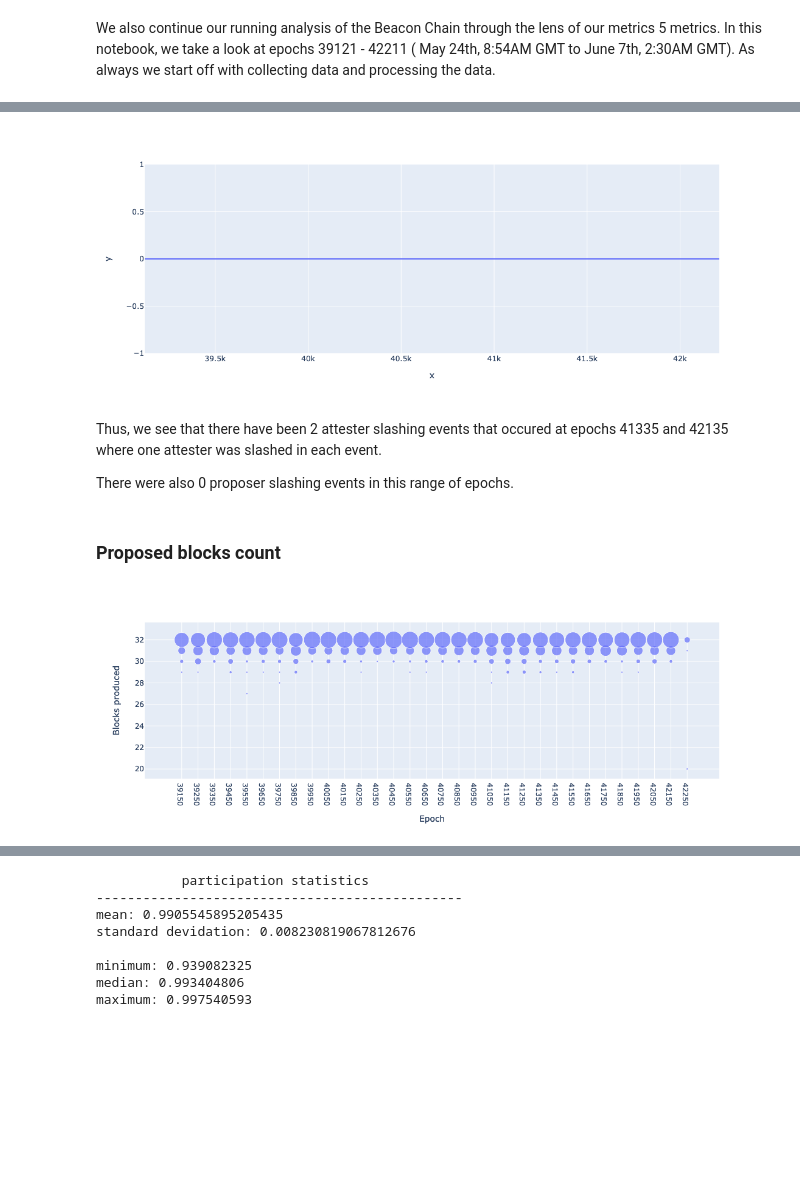
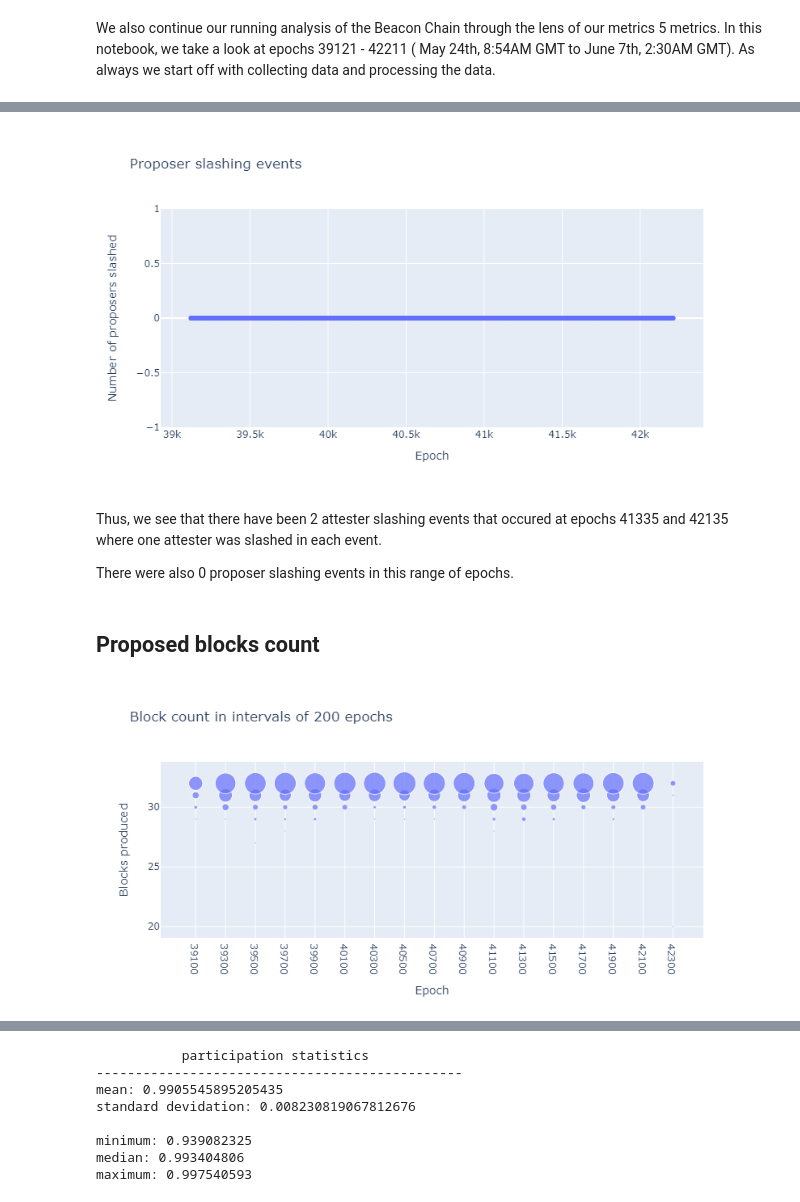
Before and after one commit to SHSR2001/beacondigest, a Jupyter notebook: notebooks/2021/06/07/oceanic.ipynb, the cells around one changed output, grey strips where cells are left out. Saved outputs shown, nothing was run; the diff lists cells and outputs as text; code cells hidden in the pictures; blank space fills up the shorter version.

```diff
--- a/notebooks/2021/06/07/oceanic.ipynb
+++ b/notebooks/2021/06/07/oceanic.ipynb
@@ -240,25 +238,25 @@ px.line(x=df1['epoch'], y=df1['attestor_slashing'])
 # %%
-px.line(x=df2['epoch'], y=df2['proposer_slashing'])
+px.scatter(x=df2['epoch'], y=df2['proposer_slashing'], labels = {"x": "Epoch", "y": "Number of proposers slashed"}, title = "Proposer slashing events")
 # %% [output]
-[figure, old version]
+[figure, new version]
 # %% [markdown]
 Thus, we see that there have been 2 attester slashing events that occured at epochs 41335 and 42135 where one attester was slashed in each event.
 
 There were also 0 proposer slashing events in this range of epochs.
 # %% [markdown]
-### Proposed blocks count
+## Proposed blocks count
 # %%
-bucket_size = 100
+bucket_size = 200
 df3["bucket"] = np.floor_divide(df3["epoch"], bucket_size)
 df3["n_bxs"] = 1
 df_bucket = df3[["bucket", "block_count", "n_bxs"]].groupby(["bucket", "block_count"]).sum("n_bxs").reset_index()
 df_bucket["epoch"] = df_bucket["bucket"] * bucket_size + bucket_size / 2.0
 
-fig = px.scatter(df_bucket, x = 'epoch', y = 'block_count', size = 'n_bxs', width=600, height=400, labels={ "block_count": "Blocks produced", "epoch": "Epoch", "n_bxs": "Count" })
+fig = px.scatter(df_bucket, x = 'epoch', y = 'block_count', size = 'n_bxs', width=600, height=400, labels={ "block_count": "Blocks produced", "epoch": "Epoch", "n_bxs": "Count" }, title = "Block count in intervals of 200 epochs")
 fig.update_layout(xaxis=dict(
     tickmode = 'array',
     tickvals = df_bucket['epoch'],
     ticktext = [str(int(s)) for s in df_bucket['epoch']]
 ))
 # %% [output]
-[figure, old version]
+[figure, new version]
```
Also changed, not shown: parts of 25 cells of this notebook.
